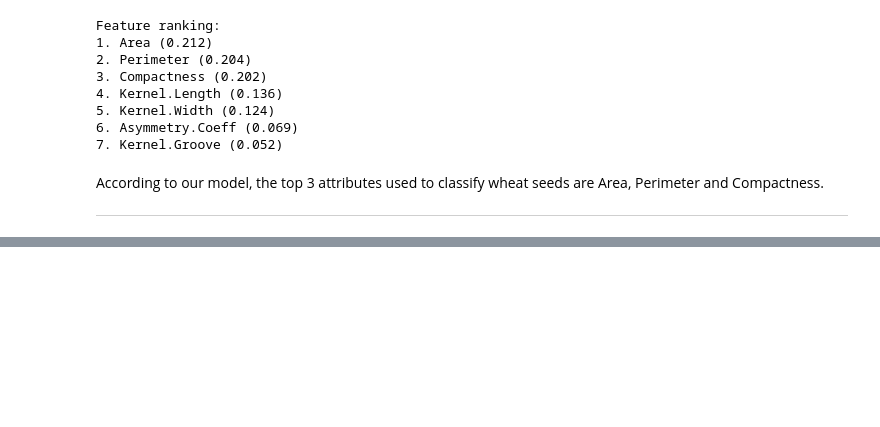
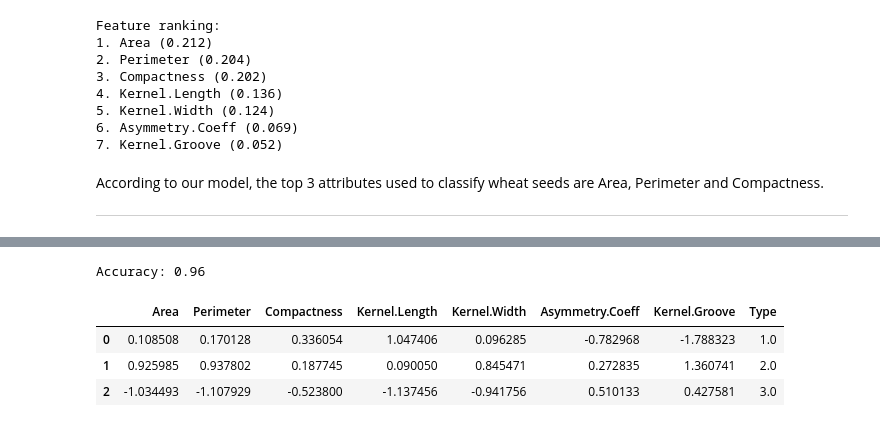
Before and after one commit to JohnWom/MATH-3094---Project-2, a Jupyter notebook: Notebook.ipynb, the cells around one changed output, grey strips where cells are left out. Saved outputs shown, nothing was run; the diff lists cells and outputs as text; code cells hidden in the pictures; blank space fills up the shorter version.

```diff
--- a/Notebook.ipynb
+++ b/Notebook.ipynb
@@ -285,0 +285,24 @@ plt.show()
+# %%
+X_train, X_test, y_train, y_test = train_test_split(df.iloc[:, 0:-1].values, df.iloc[:, -1].values)
+
+scaler = StandardScaler()
+X_train = scaler.fit_transform(X_train)
+X_test = scaler.transform(X_test)
+
+logreg = LogisticRegression(multi_class='multinomial')
+
+logreg.fit(X_train, y_train)
+
+y_pred = logreg.predict(X_test)
+
+accuracy = accuracy_score(y_test, y_pred)
+print("Accuracy:", accuracy)
+# %% [output]
+Accuracy: 0.96
+# %%
+pd.DataFrame(np.hstack((logreg.coef_, logreg.classes_.reshape(-1, 1))), columns=df.iloc[:, 0:-1].columns.tolist() + ["Type"])
+# %% [output]
+|  | Area | Perimeter | Compactness | Kernel.Length | Kernel.Width | Asymmetry.Coeff | Kernel.Groove | Type |
+| 0 | 0.108508 | 0.170128 | 0.336054 | 1.047406 | 0.096285 | -0.782968 | -1.788323 | 1.0 |
+| 1 | 0.925985 | 0.937802 | 0.187745 | 0.090050 | 0.845471 | 0.272835 | 1.360741 | 2.0 |
+| 2 | -1.034493 | -1.107929 | -0.523800 | -1.137456 | -0.941756 | 0.510133 | 0.427581 | 3.0 |
```
Also changed, not shown: parts of 18 cells of this notebook.
